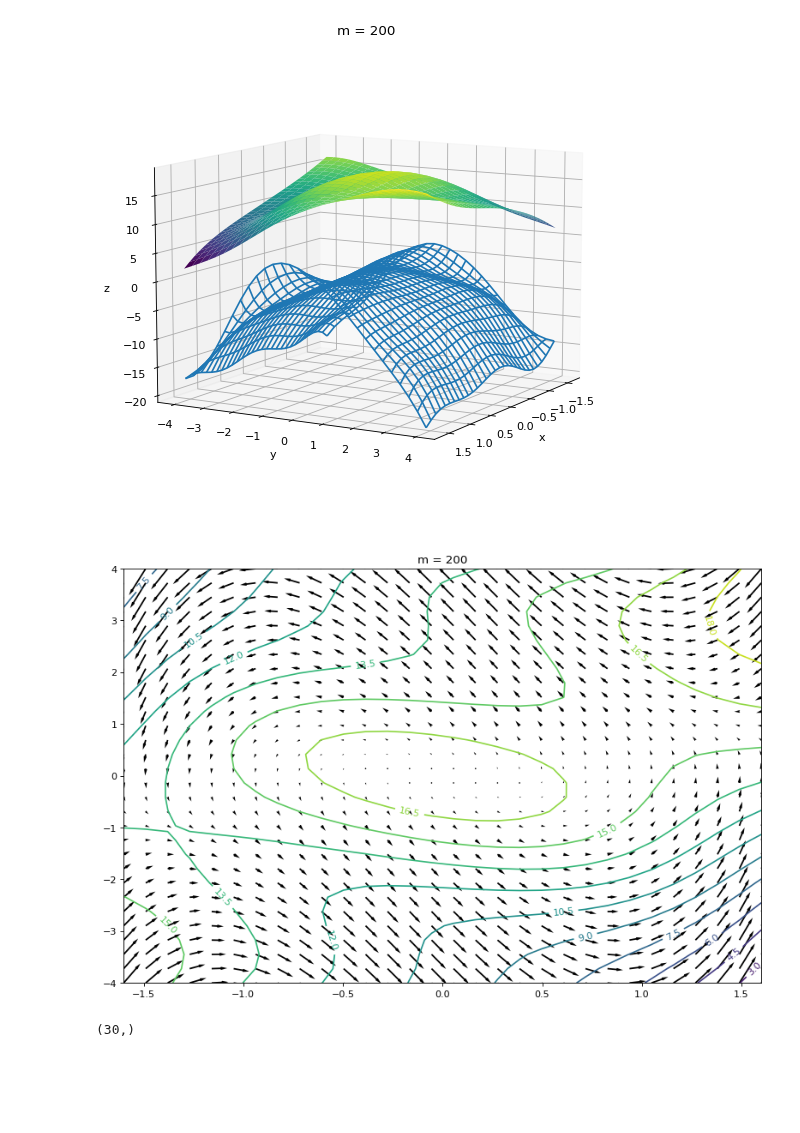
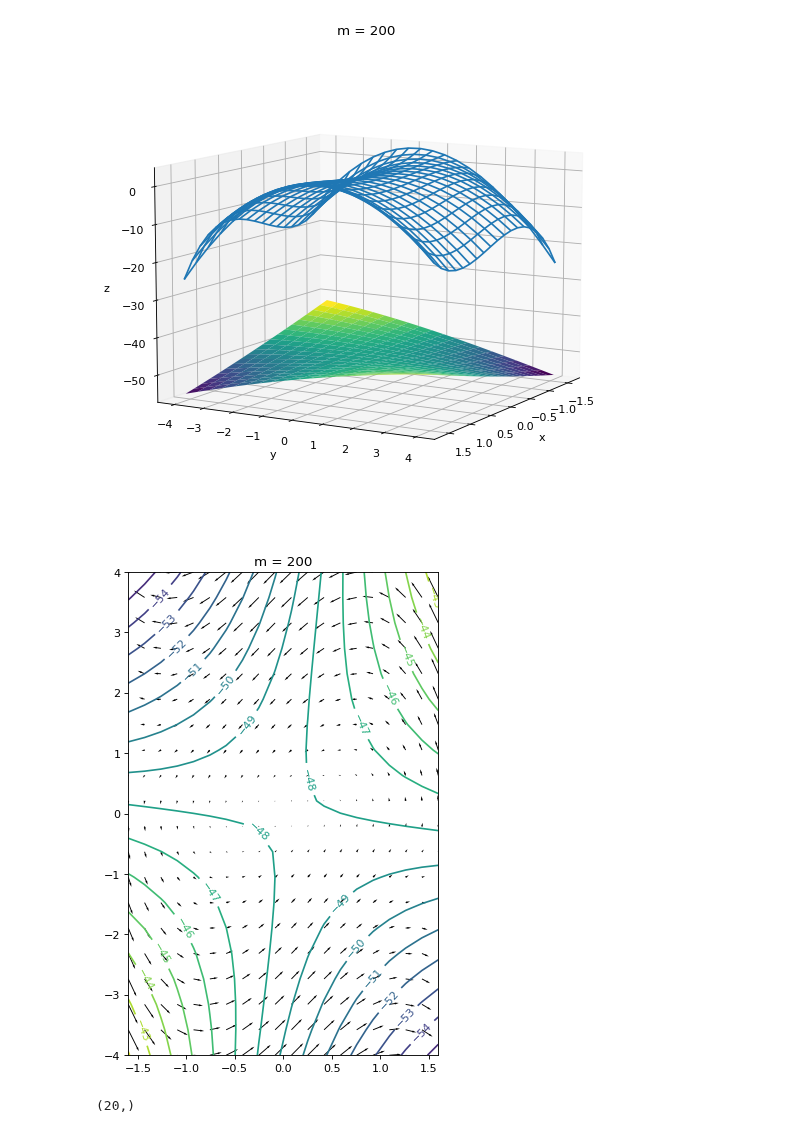
Before and after one commit to kyrxanthos/NN_dynamical_systems, a Jupyter notebook: Lya_model 2.ipynb, the cells around one changed output. Drawn from its saved outputs; the diff is of its cells as text; code cells hidden in the pictures; blank space fills up the shorter version.

```diff
--- a/Lya_model 2.ipynb
+++ b/Lya_model 2.ipynb
@@ -20,21 +20,22 @@ m = 200
 # number of neurons of subsequent layers
 hidden_u = []
 # number of data points
-n = 90
+n = 900
 # bounds of the x1 and x2
 bounds = [1.6, 4]
+# bounds = [4, 4]
 # number of points for the test dataset
-test_n =30
-batch_n = 90
+test_n =900
+batch_n = 900
 buff = 1024
-epochs = 400
+epochs = 5000
 tol = 1e-5
 # a = tf.Variable(tf.zeros((m,)), trainable=True)
 
 # vector field 2d from paper
 # van poole equation
 def vf(x):
-    y = [-x[:,1], x[:,0] + (1-x[:,0]**2)*x[:,1]]
+    y = [-x[:,1], x[:,0] - (1-x[:,0]**2)*x[:,1]]
     return y
 
 # # vector field 3d from paper
@@ -92,7 +93,7 @@ def get_regularised_bn_mlp(input_shape, m, hidden_units, l2_reg_coeff = None, dr
     h = tf.keras.layers.Dense(m, activation=tf.math.cos,
                               kernel_initializer=tf.random_normal_initializer,
                               bias_initializer= tf.random_uniform_initializer(0, 2*  np.pi),
-                              trainable=True)(inputs)
+                              trainable=False)(inputs)
     h = np.sqrt(2) * h
     for units in hidden_units:
         # h = tf.keras.layers.Dense(units, activation='selu',
@@ -282,7 +297,7 @@ plt.show()
 ###### plot result ######
 
 # define resolution
-numpoints = 30
+numpoints = 20
 
 # define plotting range and mesh
 x = np.linspace(-bounds[0], bounds[0], numpoints)
@@ -354,16 +369,17 @@ ax.view_init(10, 30)
 
 plt.show()
 # %% [output]
-[figure, old version]
+[figure, new version]
 # %%
+plt.figure(figsize=(5,8))
 cp = plt.contour(x,y,Zp, levels=15)
 plt.quiver(X,Y, new_vf[0], new_vf[1], headwidth=2, headlength=4)
 plt.clabel(cp, inline=True, fontsize=10)
 plt.title('m = {}'.format(m))
 plt.show()
 # %% [output]
-[figure, old version]
+[figure, new version]
 # %%
 print(x.shape)
 # %% [output]
-(30,)
+(20,)
```
Also changed, not shown: parts of 4 cells of this notebook, 3 other files.
